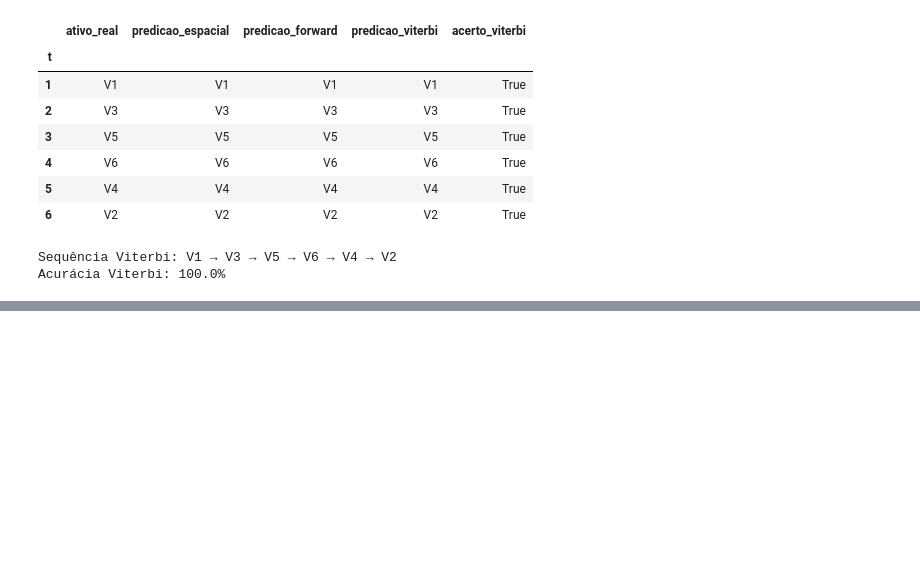
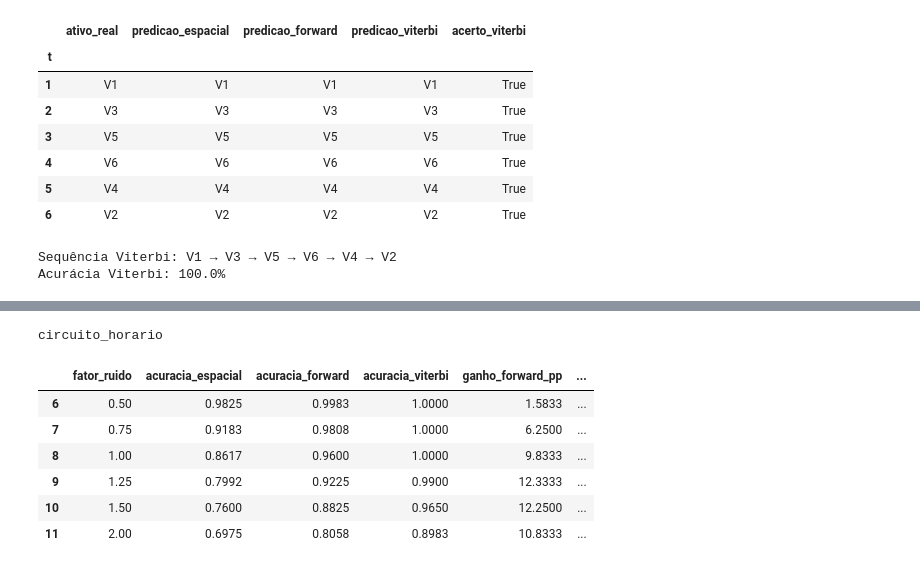
Before and after one commit to gabrieldutraschwaab/asset-disambiguation-hmm, a Jupyter notebook: notebooks/01_cenario_sintetico.ipynb, the cells around one changed output, grey strips where cells are left out. Cells and saved outputs as stored; diff of their text form; code cells hidden in the pictures; blank space fills up the shorter version.

```diff
--- a/notebooks/01_cenario_sintetico.ipynb
+++ b/notebooks/01_cenario_sintetico.ipynb
@@ -1393,0 +2368,80 @@ Acurácia Viterbi: 100.0%
+# %%
+desempenho_escala_selecionada = (
+    metricas_condicao_validacao[
+        np.isclose(
+            metricas_condicao_validacao[
+                "escala_transicao"
+            ],
+            escala_transicao_selecionada,
+        )
+    ]
+    .copy()
+)
+
+desempenho_escala_selecionada[
+    "ganho_forward_pp"
+] = (
+    100
+    * (
+        desempenho_escala_selecionada[
+            "acuracia_forward"
+        ]
+        - desempenho_escala_selecionada[
+            "acuracia_espacial"
+        ]
+    )
+)
+
+desempenho_escala_selecionada[
+    "ganho_viterbi_pp"
+] = (
+    100
+    * (
+        desempenho_escala_selecionada[
+            "acuracia_viterbi"
+        ]
+        - desempenho_escala_selecionada[
+            "acuracia_espacial"
+        ]
+    )
+)
+
+ordem_rotas = (
+    rotas_primarias
+    + rotas_estresse
+)
+
+for nome_rota in ordem_rotas:
+    tabela_rota = (
+        desempenho_escala_selecionada[
+            desempenho_escala_selecionada[
+                "nome_sequencia"
+            ]
+            == nome_rota
+        ][
+            [
+                "fator_ruido",
+                "acuracia_espacial",
+                "acuracia_forward",
+                "acuracia_viterbi",
+                "ganho_forward_pp",
+                "ganho_viterbi_pp",
+            ]
+        ]
+        .sort_values("fator_ruido")
+    )
+
+    print(nome_rota)
+
+    display(
+        tabela_rota.round(4)
+    )
+# %% [output]
+circuito_horario
+|  | fator_ruido | acuracia_espacial | acuracia_forward | acuracia_viterbi | ganho_forward_pp | ... |
+| 6 | 0.50 | 0.9825 | 0.9983 | 1.0000 | 1.5833 | ... |
+| 7 | 0.75 | 0.9183 | 0.9808 | 1.0000 | 6.2500 | ... |
+| 8 | 1.00 | 0.8617 | 0.9600 | 1.0000 | 9.8333 | ... |
+| 9 | 1.25 | 0.7992 | 0.9225 | 0.9900 | 12.3333 | ... |
+| 10 | 1.50 | 0.7600 | 0.8825 | 0.9650 | 12.2500 | ... |
+| 11 | 2.00 | 0.6975 | 0.8058 | 0.8983 | 10.8333 | ... |
```
Also changed, not shown: parts of 13 cells of this notebook, 3 other files.
